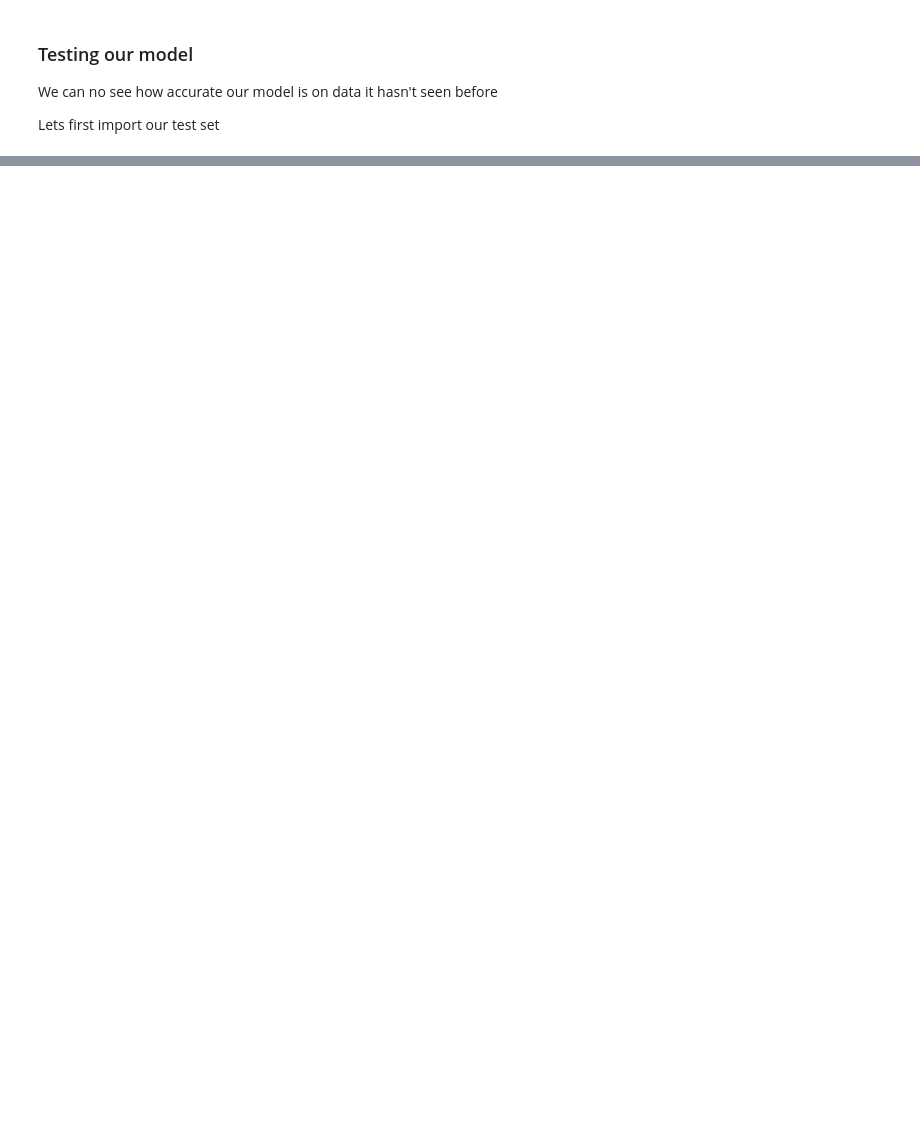
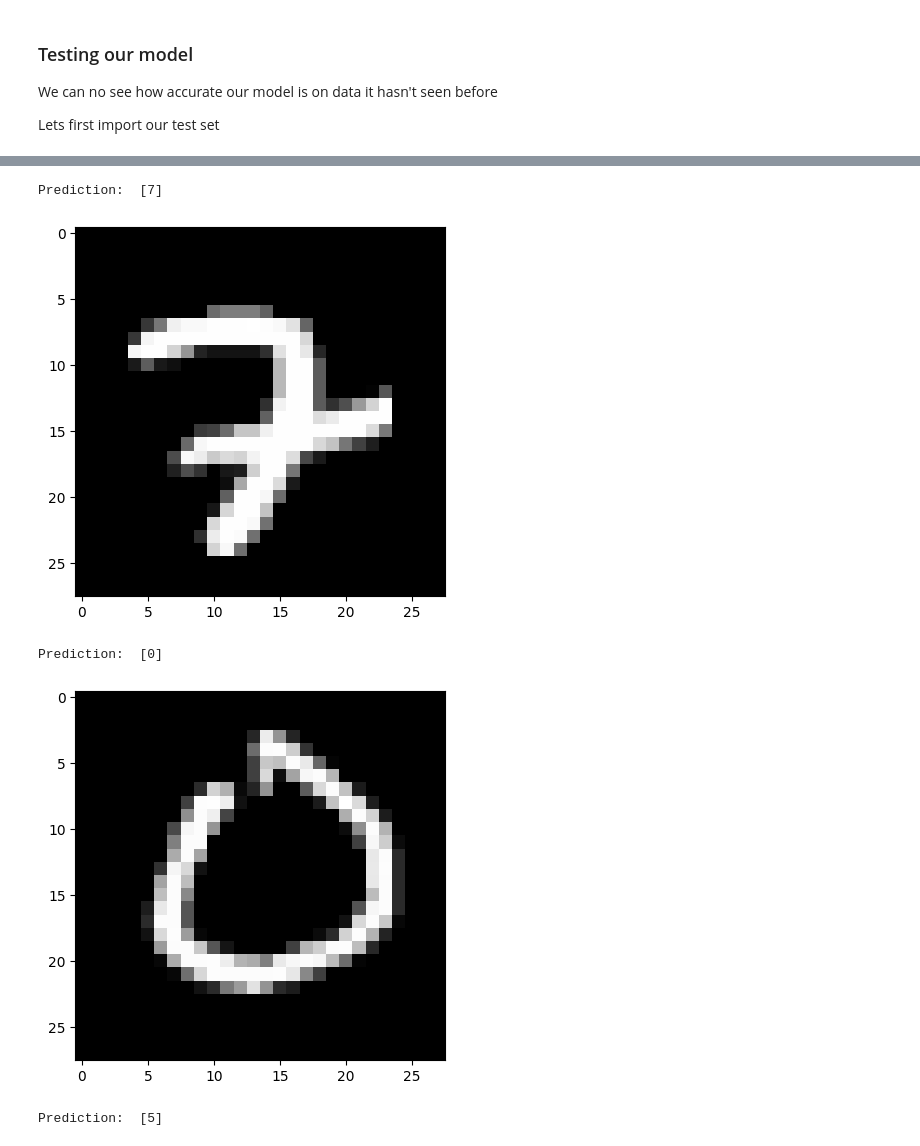
Before and after one commit to VLazorkite/ML-Concepts, a Jupyter notebook: Neural_Network.ipynb, the cells around one changed output, grey strips where cells are left out. Saved outputs shown, nothing was run; the diff lists cells and outputs as text; code cells hidden in the pictures; blank space fills up the shorter version.

```diff
--- a/Neural_Network.ipynb
+++ b/Neural_Network.ipynb
@@ -379,4 +379,4 @@ We can no see how accurate our model is on data it hasn't seen before
 Lets first import our test set
 # %%
 handwritting_test_data_raw = pd.read_csv("data/Handwritting_dataset/test.csv")
-testData = np.array(handwritting_test_data_raw).T
+testData = np.array(handwritting_test_data_raw).T / 255
@@ -383,21 +385,14 @@ testData = np.array(handwritting_test_data_raw).T
 # %%
-def makePredictions(X,L, W2, b2):
+def makePredictions(X,L1, L2):
     Z1, A1, Z2, A2 = forwardPropagation(X, L1, L2)
     predictions = get_predictions(A2)
     return predictions
 
 
-
 def testPrediction(index,L1, L2):
     current_image = testData[:, index, None]
-    prediction = makePredictions(testData.T[index], L1, L2)
-    # WTF is X_train[:, index, None]?????
-    # This means take only a column whose index = index, so the
-    # taken column will be an example
-    # (a sample of input that represents a digit written in hand)
-    # It will be a vector of length 784 of numbers from 0 to 255
+    prediction = makePredictions(testData[:, index, None], L1, L2)
     print("Prediction: ", prediction)
-    # print("Label: ", label)
 
     current_image = current_image.reshape((28, 28)) * 255
     plt.gray()
@@ -664,0 +401,14 @@ Label:  8
+# %%
+import random
+def randomTest(n, L1, L2):
+    for i in range(n):
+        randomNum = random.randrange(0, testData[0].size)
+        testPrediction(randomNum,L1,L2)
+# %%
+randomTest(3,L1,L2)
+# %% [output]
+Prediction:  [7]
+[figure, added]
+Prediction:  [0]
+[figure, added]
+Prediction:  [5]
```
Also changed, not shown: parts of 11 cells of this notebook.
